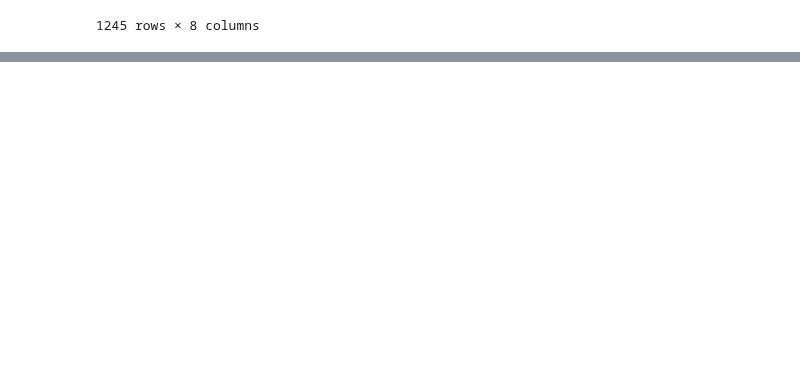
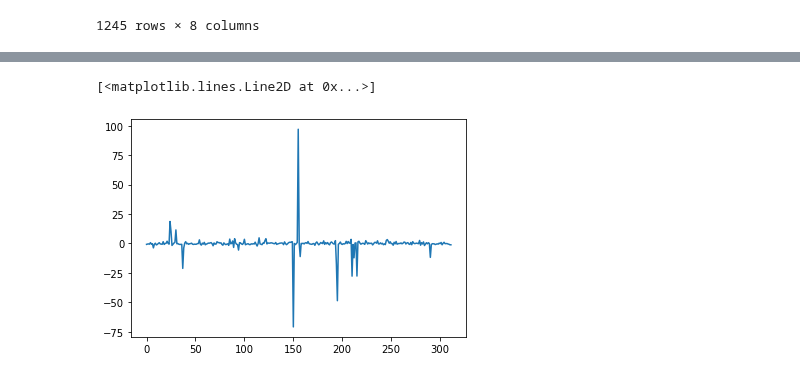
Before and after one commit to DSEI21000-S21/project-altcoinpriceprediction, a Jupyter notebook: mwander/cointesting.ipynb, the cells around one changed output, grey strips where cells are left out. Drawn from its saved outputs; the diff is of its cells as text; code cells hidden in the pictures; blank space fills up the shorter version.

```diff
--- a/mwander/cointesting.ipynb
+++ b/mwander/cointesting.ipynb
@@ -164,0 +182,5 @@ X_train, X_test, y_test =
+# %%
+plt.plot((y_test - y_hat)/(y_test) * 100)
+# %% [output]
+[<matplotlib.lines.Line2D at 0x...>]
+[figure, added]
```
Also changed, not shown: parts of 3 cells of this notebook.
